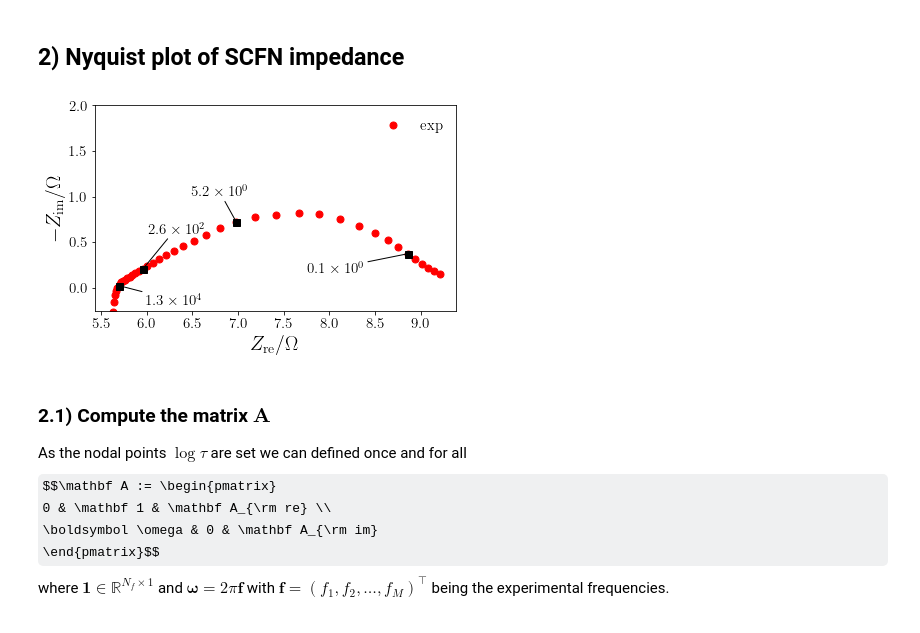
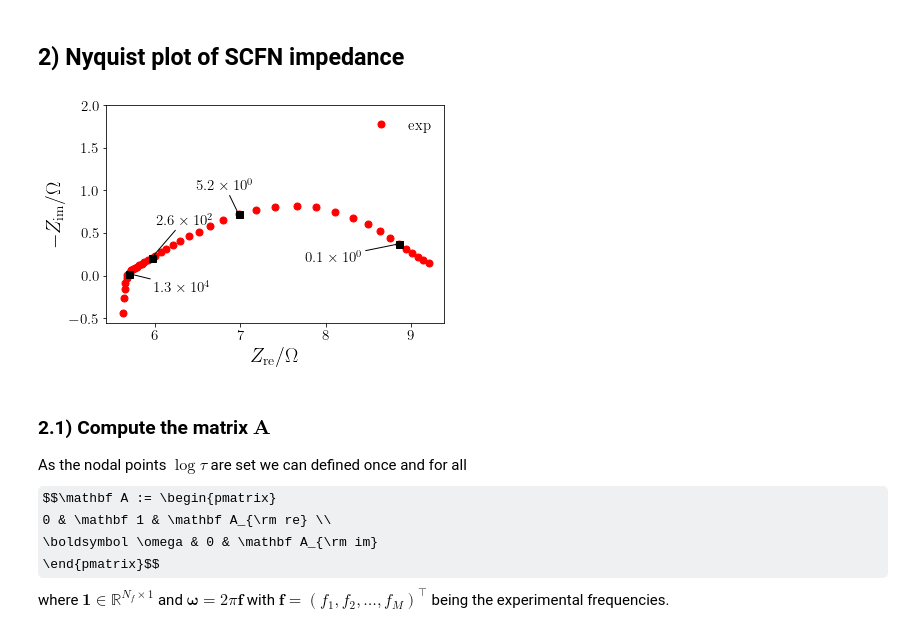
Before and after one commit to ciuccislab/fGP-DRT, a Jupyter notebook: tutorials/example5_SCFN_3percent_H2O_Temp_500_C.ipynb, the cells around one changed output. Cells and saved outputs as stored; diff of their text form; code cells hidden in the pictures; some formulas as TeX source.

```diff
--- a/tutorials/example5_SCFN_3percent_H2O_Temp_500_C.ipynb
+++ b/tutorials/example5_SCFN_3percent_H2O_Temp_500_C.ipynb
@@ -19,7 +19,7 @@ import scipy.io
 
 ### Load the data
 # %%
-df=pd.read_csv('./exp_data/500-AIR-3H2O.csv')
+df=pd.read_csv('./experimental_data/500-AIR-3H2O.csv')
 ##
 N_freqs = df.shape[0]
 freq_vec = np.flip(df['Freq'].values)
@@ -52,35 +52,35 @@ Z_exp_re_im[N_freqs:] = Z_exp.imag
 plt.rc('text', usetex=True)
 plt.rc('font', family='serif', size=15)
 plt.rc('xtick', labelsize=15)
 plt.rc('ytick', labelsize=15)
 
 # Nyquist plot of the impedance
 plt.plot(np.real(Z_exp), -np.imag(Z_exp), 'o', markersize=7, color='red', label='exp')
 plt.plot(np.real(Z_exp[5:40:10]), -np.imag(Z_exp[5:40:10]), 's', markersize=7, color='black')
 plt.legend(frameon=False, fontsize = 15)
 plt.axis('scaled')
-plt.ylim(-0.25,2.0)
+plt.ylim(-0.55,2.0)
 
 plt.gca().set_aspect('equal', adjustable='box')
 plt.xlabel(r'$Z_{\rm re}/\Omega$', fontsize = 20)
 plt.ylabel(r'$-Z_{\rm im}/\Omega$', fontsize = 20)
 
 fig = plt.gcf()
 fig.set_size_inches(6.472, 4)
 # label the frequencies - if you wish to use your own data you may need to modify this
 label_index = range(5,40,10)
 #
 move = [[-1.1, -0.2], [-0.5, 0.3], [0.05, 0.4], [0.3, -0.2]]
 for k, ind in enumerate(label_index):
     power = int(np.log10(freq_vec[ind]))
     num = freq_vec[ind]/(10**(power))
     plt.annotate(r'${0:.1f}\times 10^{1}$'.format(num, power), xy=(np.real(Z_exp[ind]), -np.imag(Z_exp[ind])),
                  xytext=(np.real(Z_exp[ind])+move[k][0], move[k][1]-np.imag(Z_exp[ind])),
                  arrowprops=dict(arrowstyle="-", connectionstyle="arc"))
 #
 plt.show()
 # %% [output]
-[figure, old version]
+[figure, new version]
 # %% [markdown]
 ### 2.1) Compute the matrix $\mathbf A$
 As the nodal points $\log \tau$ are set we can defined once and for all
```
Also changed, not shown: parts of 14 cells of this notebook, 41 other files.
